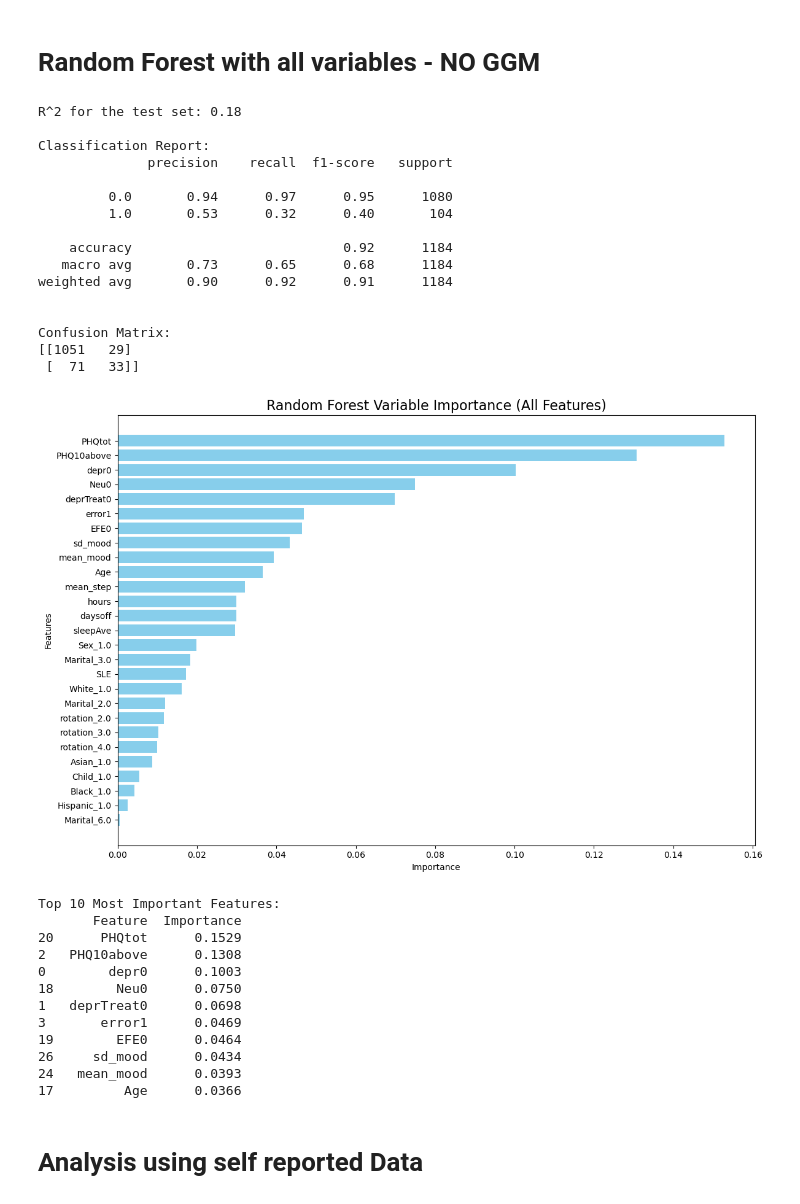
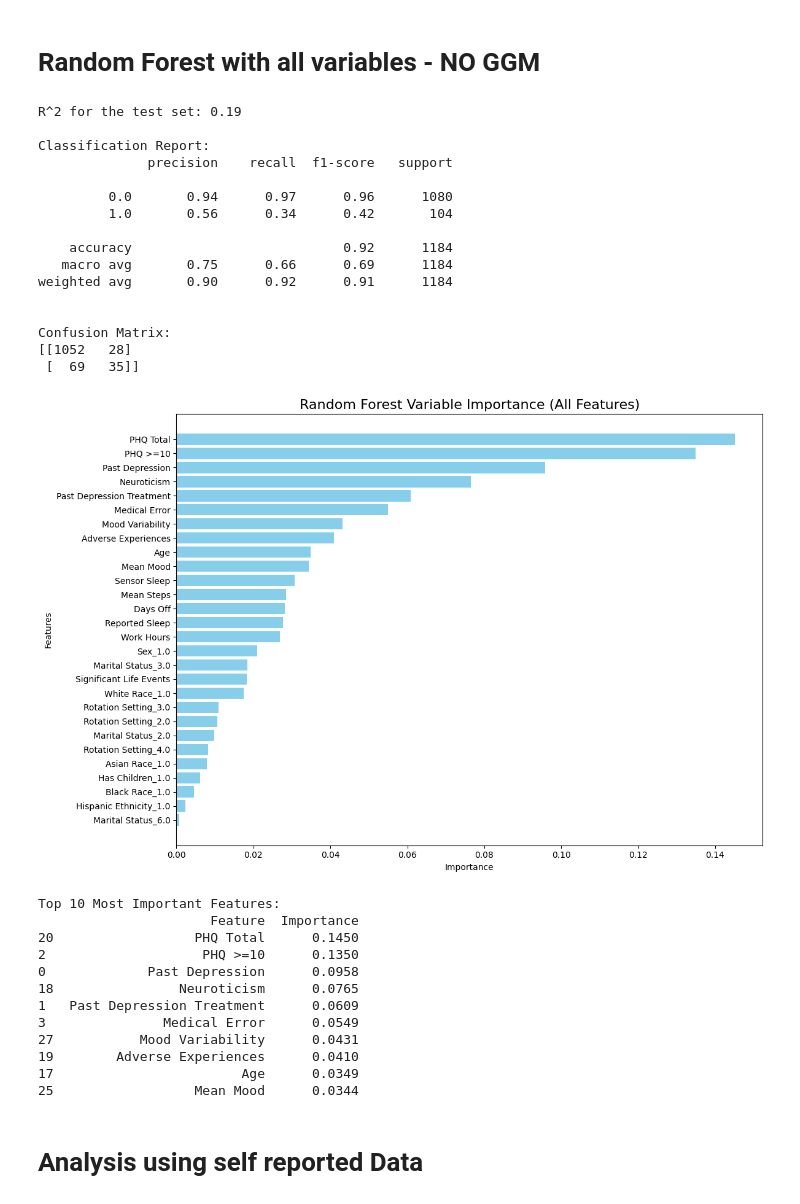
Before and after one commit to alexanderquispe/PassiveSensing-Symptoms-NetworkAnalysis, a Jupyter notebook: dslc_documentation/3_network_analysis_Thalia.ipynb, the cells around one changed output. Drawn from its saved outputs; the diff is of its cells as text; code cells hidden in the pictures.

```diff
--- a/dslc_documentation/3_network_analysis_Thalia.ipynb
+++ b/dslc_documentation/3_network_analysis_Thalia.ipynb
@@ -957,10 +1014,11 @@ from sklearn.ensemble import RandomForestClassifier
 from sklearn.metrics import classification_report, confusion_matrix, r2_score
 
 # Define variable groups
-demo_vars = ['Sex', 'Child', "White", "Black", "Hispanic", "Asian"]
-dummy_vars = ['depr0', 'deprTreat0', 'PHQ10above', 'error1', 'SLE']
-categorical_vars = ['Marital', 'rotation']
-continuous_vars = ['Age', 'Neu0', 'EFE0', 'PHQtot', 'hours', 'daysoff', 'sleepAve', 'mean_mood', "mean_step", "sd_mood"]
+demo_vars = ['Sex', 'Has Children', 'White Race', 'Black Race', 'Hispanic Ethnicity', 'Asian Race']
+dummy_vars = ['Past Depression', 'Past Depression Treatment', 'PHQ >=10', 'Medical Error', 'Significant Life Events']
+categorical_vars = ['Marital Status', 'Rotation Setting']
+continuous_vars = ['Age', 'Neuroticism', 'Adverse Experiences', 'PHQ Total', 'Work Hours',
+                   'Days Off', 'Reported Sleep', "Sensor Sleep" , 'Mean Mood', 'Mean Steps', 'Mood Variability']
 
 # Step 1: Preprocess the dataset
 # Impute missing values for all variables
@@ -988,21 +1046,21 @@ processed_data = pd.concat([
 ], axis=1)
 
 # Add target variable and quarter
-processed_data['ssrs_wish'] = sensor_selfreport['ssrs_wish']
+processed_data['Suicide_Risk'] = sensor_selfreport['Suicide_Risk']
 processed_data['quarter'] = sensor_selfreport['quarter']
 
 # Remove rows with missing target variable
-processed_data = processed_data.dropna(subset=["ssrs_wish"])
+processed_data = processed_data.dropna(subset=["Suicide_Risk"])
 
 # Step 2: Split data into training and testing sets
 train_data = processed_data[processed_data['quarter'].isin([1, 2, 3])].drop(columns=['quarter'])
 test_data = processed_data[processed_data['quarter'] == 4].drop(columns=['quarter'])
 
 # Step 3: Prepare features and target
-X_train = train_data.drop(columns=['ssrs_wish'])
-y_train = train_data['ssrs_wish']
-X_test = test_data.drop(columns=['ssrs_wish'])
-y_test = test_data['ssrs_wish']
+X_train = train_data.drop(columns=['Suicide_Risk'])
+y_train = train_data['Suicide_Risk']
+X_test = test_data.drop(columns=['Suicide_Risk'])
+y_test = test_data['Suicide_Risk']
 
 # Step 4: Balance the Training Data with SMOTE
 smote = SMOTE(random_state=42)
@@ -1039,52 +1097,52 @@ print(confusion_matrix(y_test, y_pred))
 importances = clf.feature_importances_
 importance_df = pd.DataFrame({
     'Feature': X_train.columns,
     'Importance': importances
 }).sort_values(by='Importance', ascending=False)
 
 plt.figure(figsize=(12, 8))
 plt.barh(importance_df['Feature'], importance_df['Importance'], color='skyblue')
 plt.xlabel('Importance')
 plt.ylabel('Features')
 plt.title('Random Forest Variable Importance (All Features)', fontsize=16)
 plt.gca().invert_yaxis()
 plt.tight_layout()
 plt.savefig('rf_variable_importance_all_features.png', dpi=300, bbox_inches='tight')
 plt.show()
 
 # Print top 10 most important features
 print("\nTop 10 Most Important Features:")
 print(importance_df.head(10).round(4))
 # %% [output]
-R^2 for the test set: 0.18
+R^2 for the test set: 0.19
 
 Classification Report:
               precision    recall  f1-score   support
 
-         0.0       0.94      0.97      0.95      1080
-         1.0       0.53      0.32      0.40       104
+         0.0       0.94      0.97      0.96      1080
+         1.0       0.56      0.34      0.42       104
 
     accuracy                           0.92      1184
-   macro avg       0.73      0.65      0.68      1184
+   macro avg       0.75      0.66      0.69      1184
 weighted avg       0.90      0.92      0.91      1184
 
 
 Confusion Matrix:
-[[1051   29]
- [  71   33]]
+[[1052   28]
+ [  69   35]]
-[figure, old version]
+[figure, new version]
 Top 10 Most Important Features:
-       Feature  Importance
-20      PHQtot      0.1529
-2   PHQ10above      0.1308
-0        depr0      0.1003
-18        Neu0      0.0750
-1   deprTreat0      0.0698
-3       error1      0.0469
-19        EFE0      0.0464
-26     sd_mood      0.0434
-24   mean_mood      0.0393
-17         Age      0.0366
+                      Feature  Importance
+20                  PHQ Total      0.1450
+2                    PHQ >=10      0.1350
+0             Past Depression      0.0958
+18                Neuroticism      0.0765
+1   Past Depression Treatment      0.0609
+3               Medical Error      0.0549
+27           Mood Variability      0.0431
+19        Adverse Experiences      0.0410
+17                        Age      0.0349
+25                  Mean Mood      0.0344
 # %%
 # # Step 4: Identify features directly connected to the outcome variable 'ssrs_wish'
 # if 'ssrs_wish' in G.nodes:
```
Also changed, not shown: parts of 10 cells of this notebook, 2 other files.
